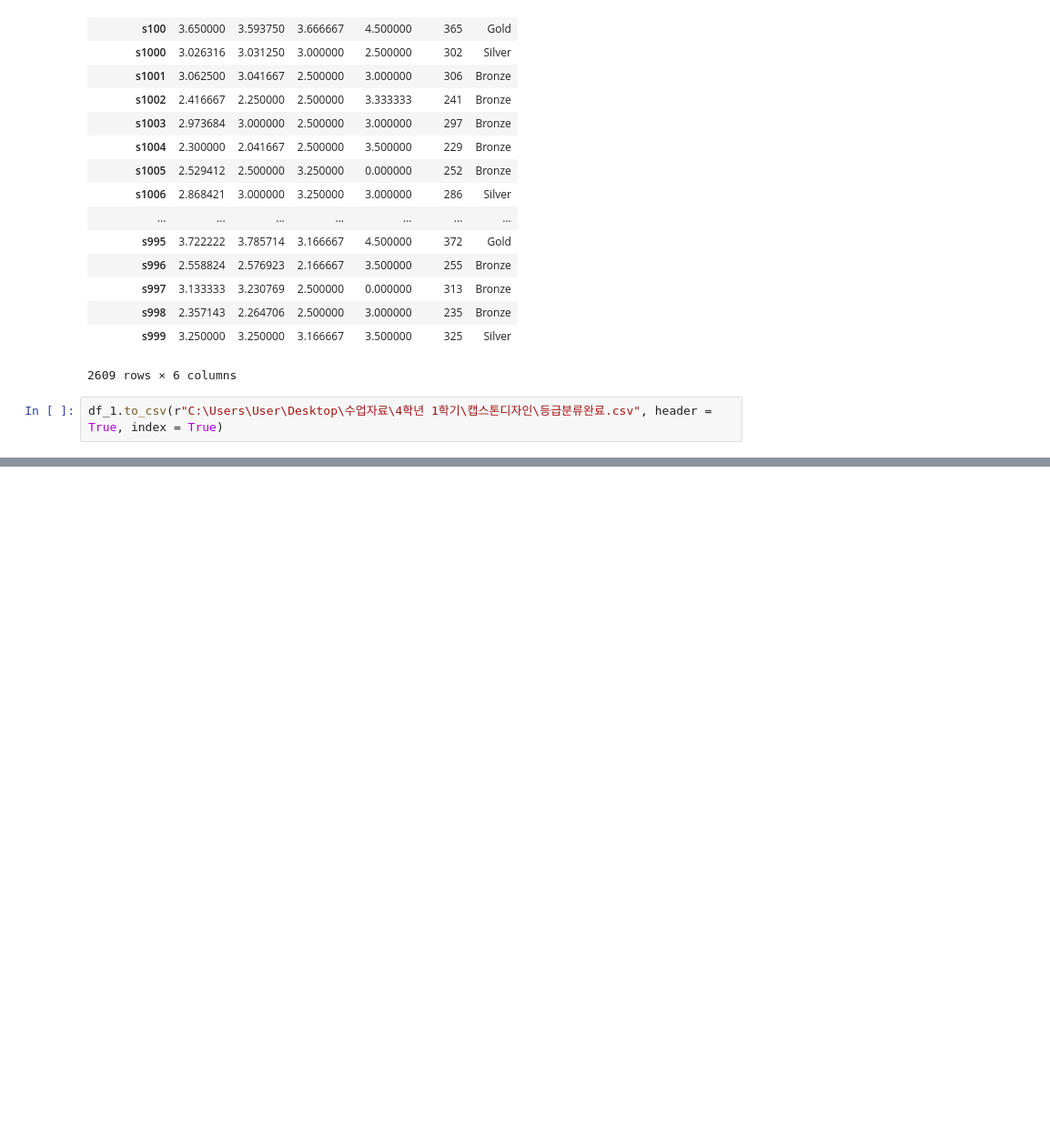
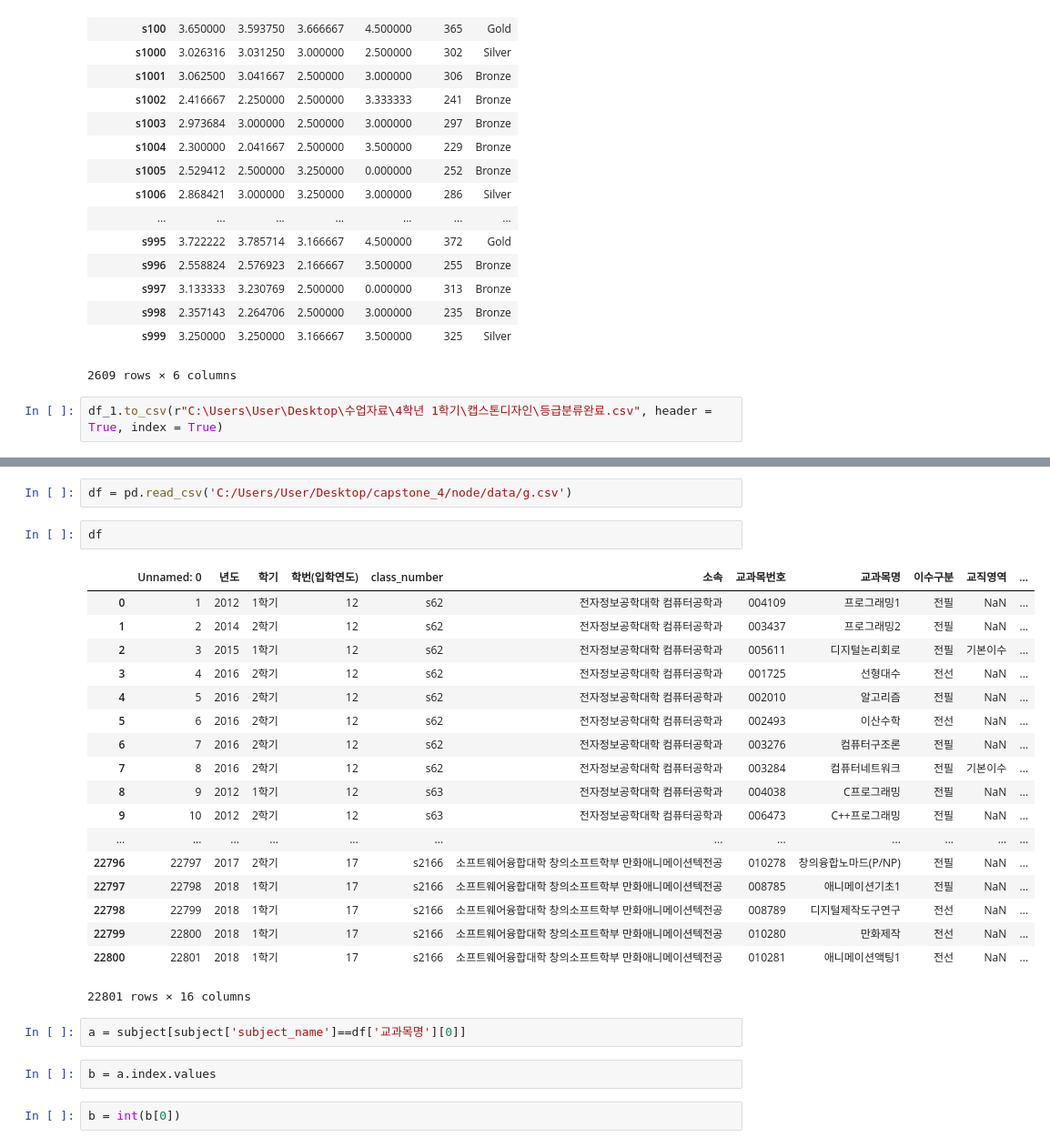
Before and after one commit to kms1837/capstone_4, a Jupyter notebook: Machine Learning/Machine Learning.ipynb, the cells around one changed output, grey strips where cells are left out. Shown at 91% size. Drawn from its saved outputs; the diff is of its cells as text; blank space fills up the shorter version.

```diff
--- a/Machine Learning/Machine Learning.ipynb
+++ b/Machine Learning/Machine Learning.ipynb
@@ -491,0 +619,29 @@ df_1.to_csv(r"C:\Users\User\Desktop\수업자료\4학년 1학기\캡스톤디자
+# %%
+df = pd.read_csv('C:/Users/User/Desktop/capstone_4/node/data/g.csv')
+# %%
+df
+# %% [output]
+|  | Unnamed: 0 | 년도 | 학기 | 학번(입학연도) | class_number | 소속 | 교과목번호 | 교과목명 | 이수구분 | 교직영역 | ... |
+| 0 | 1 | 2012 | 1학기 | 12 | s62 | 전자정보공학대학 컴퓨터공학과 | 004109 | 프로그래밍1 | 전필 | NaN | ... |
+| 1 | 2 | 2014 | 2학기 | 12 | s62 | 전자정보공학대학 컴퓨터공학과 | 003437 | 프로그래밍2 | 전필 | NaN | ... |
+| 2 | 3 | 2015 | 1학기 | 12 | s62 | 전자정보공학대학 컴퓨터공학과 | 005611 | 디지털논리회로 | 전필 | 기본이수 | ... |
+| 3 | 4 | 2016 | 2학기 | 12 | s62 | 전자정보공학대학 컴퓨터공학과 | 001725 | 선형대수 | 전선 | NaN | ... |
+| 4 | 5 | 2016 | 2학기 | 12 | s62 | 전자정보공학대학 컴퓨터공학과 | 002010 | 알고리즘 | 전필 | NaN | ... |
+| 5 | 6 | 2016 | 2학기 | 12 | s62 | 전자정보공학대학 컴퓨터공학과 | 002493 | 이산수학 | 전선 | NaN | ... |
+| 6 | 7 | 2016 | 2학기 | 12 | s62 | 전자정보공학대학 컴퓨터공학과 | 003276 | 컴퓨터구조론 | 전필 | NaN | ... |
+| 7 | 8 | 2016 | 2학기 | 12 | s62 | 전자정보공학대학 컴퓨터공학과 | 003284 | 컴퓨터네트워크 | 전필 | 기본이수 | ... |
+| 8 | 9 | 2012 | 1학기 | 12 | s63 | 전자정보공학대학 컴퓨터공학과 | 004038 | C프로그래밍 | 전필 | NaN | ... |
+| 9 | 10 | 2012 | 2학기 | 12 | s63 | 전자정보공학대학 컴퓨터공학과 | 006473 | C++프로그래밍 | 전필 | NaN | ... |
+| ... | ... | ... | ... | ... | ... | ... | ... | ... | ... | ... | ... |
+| 22796 | 22797 | 2017 | 2학기 | 17 | s2166 | 소프트웨어융합대학 창의소프트학부 만화애니메이션텍전공 | 010278 | 창의융합노마드(P/NP) | 전필 | NaN | ... |
+| 22797 | 22798 | 2018 | 1학기 | 17 | s2166 | 소프트웨어융합대학 창의소프트학부 만화애니메이션텍전공 | 008785 | 애니메이션기초1 | 전필 | NaN | ... |
+| 22798 | 22799 | 2018 | 1학기 | 17 | s2166 | 소프트웨어융합대학 창의소프트학부 만화애니메이션텍전공 | 008789 | 디지털제작도구연구 | 전선 | NaN | ... |
+| 22799 | 22800 | 2018 | 1학기 | 17 | s2166 | 소프트웨어융합대학 창의소프트학부 만화애니메이션텍전공 | 010280 | 만화제작 | 전선 | NaN | ... |
+| 22800 | 22801 | 2018 | 1학기 | 17 | s2166 | 소프트웨어융합대학 창의소프트학부 만화애니메이션텍전공 | 010281 | 애니메이션액팅1 | 전선 | NaN | ... |
+22801 rows × 16 columns
+# %%
+a = subject[subject['subject_name']==df['교과목명'][0]]
+# %%
+b = a.index.values
+# %%
+b = int(b[0])
```
Also changed, not shown: parts of 22 cells of this notebook, 6 other files.
